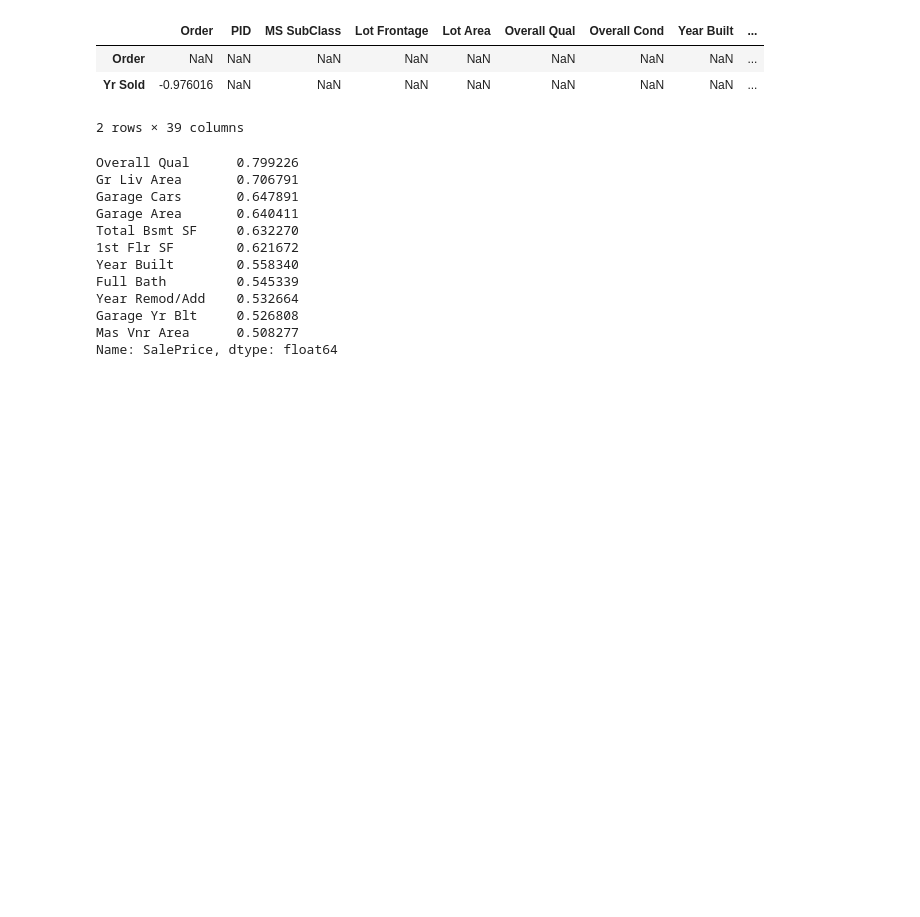
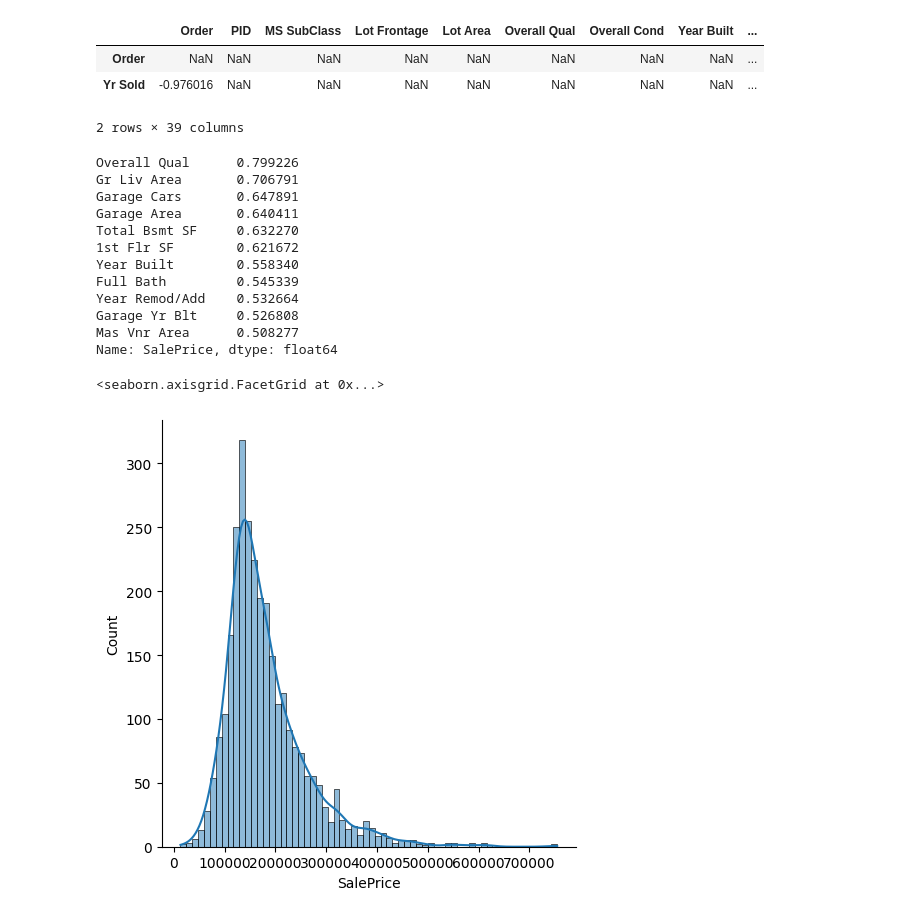
Before and after one commit to Fynn7/Machine-Learning, a Jupyter notebook: MBI_myExercise.ipynb, the cells around one changed output. Cells and saved outputs as stored; diff of their text form; code cells hidden in the pictures; blank space fills up the shorter version.

```diff
--- a/MBI_myExercise.ipynb
+++ b/MBI_myExercise.ipynb
@@ -120,3 +120,8 @@ Year Remod/Add    0.532664
 Garage Yr Blt     0.526808
 Mas Vnr Area      0.508277
 Name: SalePrice, dtype: float64
+# %%
+sns.displot(df['SalePrice'],kde=True) # histogram with a line
+# %% [output]
+<seaborn.axisgrid.FacetGrid at 0x...>
+[figure, added]
```
Also changed, not shown: parts of 3 cells of this notebook, 2 other files.
